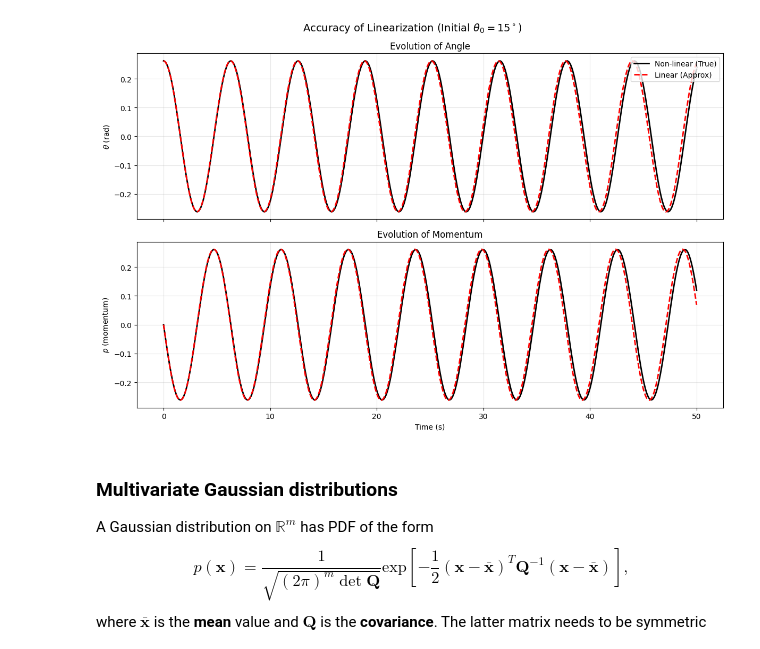
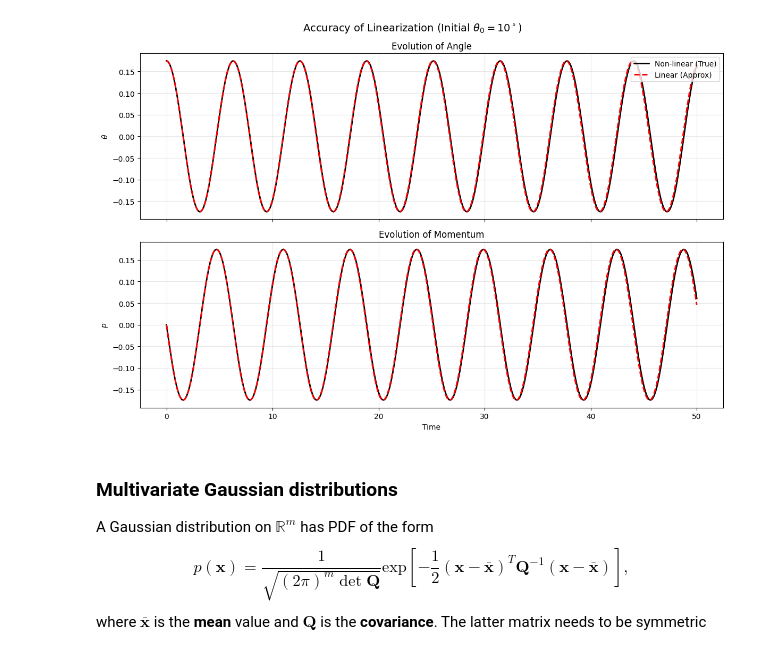
Before and after one commit to benwulmer/QCES_data_assimilation, a Jupyter notebook: lectures/lecture2.ipynb, the cells around one changed output. Saved outputs shown, nothing was run; the diff lists cells and outputs as text; code cells hidden in the pictures.

```diff
--- a/lectures/lecture2.ipynb
+++ b/lectures/lecture2.ipynb
@@ -164,41 +166,41 @@ params = {'L': 1.0, 'm': 1.0, 'g': 1.0}
 t_points = np.linspace(0, 50, 500)
 
 # Set the initial perturbation
-theta_0 = 15
+theta_0 = 10
 y0 = [np.deg2rad(theta_0), 0.0]
 
 # True Non-linear physics
 sol_nl = pendulum.solve_trajectory(
     pendulum.single.physics.eom, y0, t_points, args=tuple(params.values())
 )
 
 # Linearization at equilibrium
 sol_l = pendulum.solve_trajectory(
     pendulum.single.physics.eom_linear_static, y0, t_points, args=tuple(params.values())
 )
 
 # Visualization
 fig, (ax1, ax2) = plt.subplots(2, 1, figsize=(12, 8), sharex=True)
 
 ax1.plot(t_points, sol_nl[0], 'k-', lw=2, label='Non-linear (True)')
 ax1.plot(t_points, sol_l[0], 'r--', lw=2, label='Linear (Approx)')
-ax1.set_ylabel(r"$\theta$ (rad)")
+ax1.set_ylabel(r"$\theta$")
 ax1.set_title("Evolution of Angle")
 ax1.legend(loc='upper right')
 ax1.grid(True, alpha=0.3)
 
 ax2.plot(t_points, sol_nl[1], 'k-', lw=2, label='Non-linear (True)')
 ax2.plot(t_points, sol_l[1], 'r--', lw=2, label='Linear (Approx)')
-ax2.set_ylabel(r"$p$ (momentum)")
-ax2.set_xlabel("Time (s)")
+ax2.set_ylabel(r"$p$")
+ax2.set_xlabel("Time")
 ax2.set_title("Evolution of Momentum")
 ax2.grid(True, alpha=0.3)
 
 plt.suptitle(f'Accuracy of Linearization (Initial $\\theta_{{0}} = {theta_0}^\\circ$)', fontsize=14)
 plt.tight_layout()
 plt.show()
 # %% [output]
-[figure, old version]
+[figure, new version]
 # %% [markdown]
 
 ### Multivariate Gaussian distributions
```
Also changed, not shown: parts of 10 cells of this notebook.
